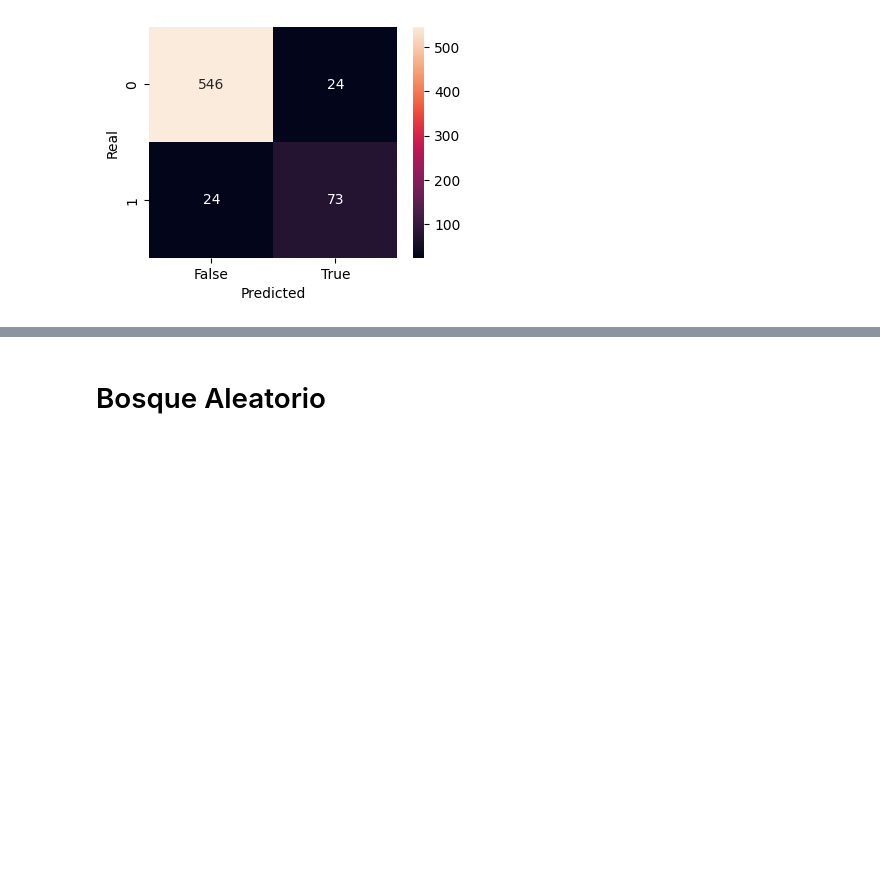
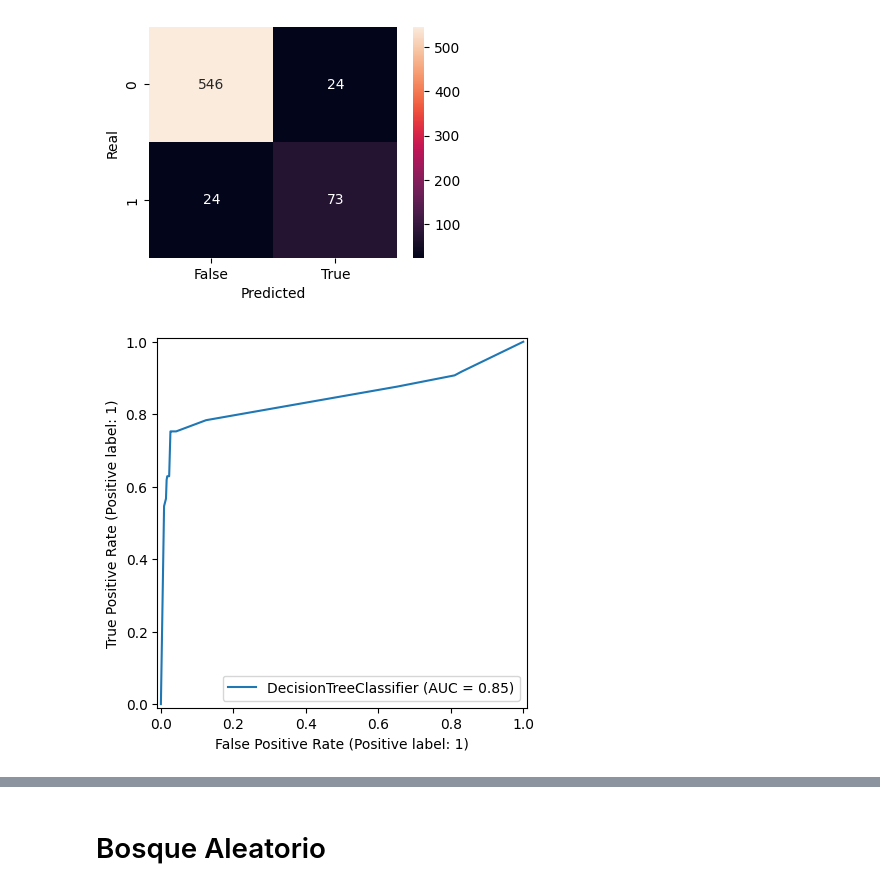
Before and after one commit to AnIsAsPe/ClasificadorClientesTelecom, a Jupyter notebook: Notebooks/Churn_Telecom.ipynb, the cells around one changed output, grey strips where cells are left out. Saved outputs shown, nothing was run; the diff lists cells and outputs as text; code cells hidden in the pictures; blank space fills up the shorter version.

```diff
--- a/Notebooks/Churn_Telecom.ipynb
+++ b/Notebooks/Churn_Telecom.ipynb
@@ -517,0 +520,5 @@ plt.show()
+# %%
+RocCurveDisplay.from_estimator(model, X_test, y_test)
+plt.show()
+# %% [output]
+[figure, added]
```
Also changed, not shown: parts of 3 cells of this notebook.
